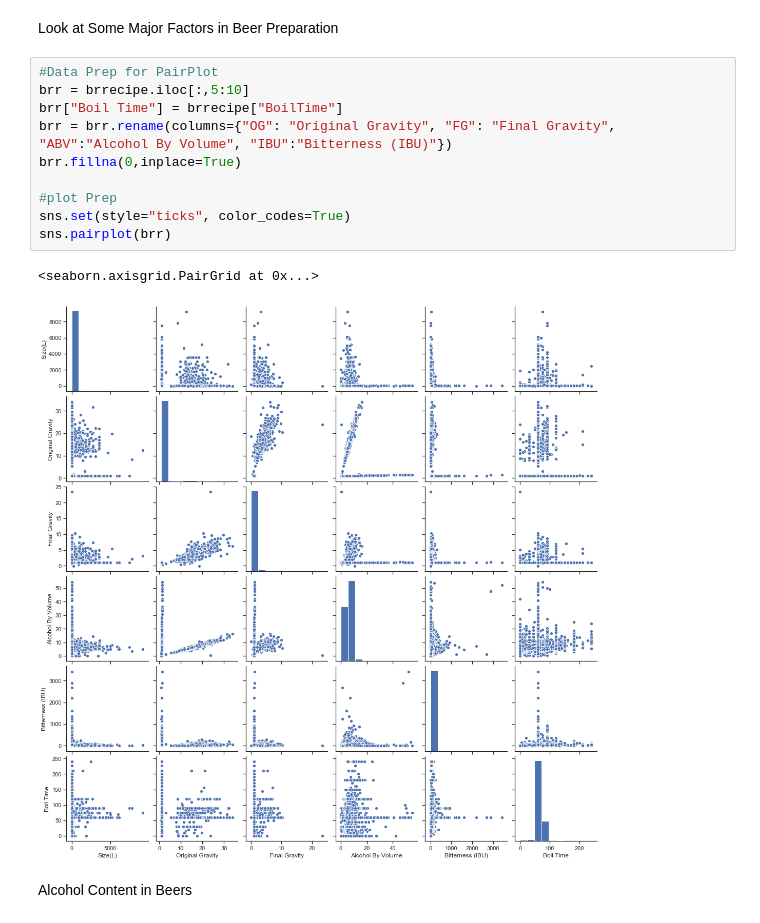
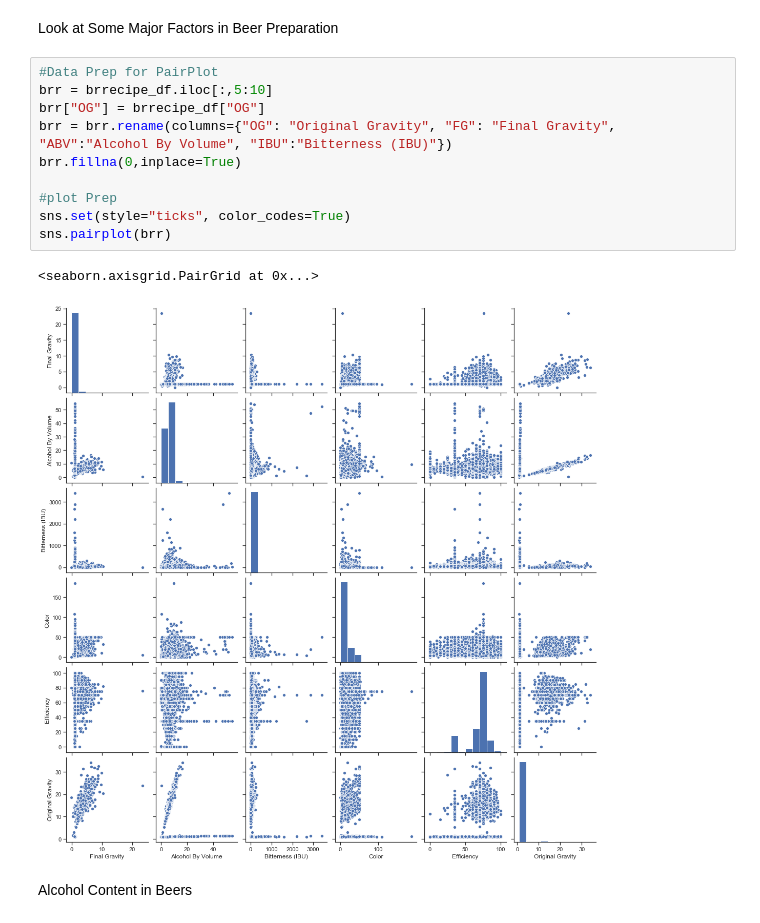
Before and after one commit to j1-aggie/Beers-of-the-USA, a Jupyter notebook: Analysis_JMJ.ipynb, the cells around one changed output. Drawn from its saved outputs; the diff is of its cells as text.

```diff
--- a/Analysis_JMJ.ipynb
+++ b/Analysis_JMJ.ipynb
@@ -233,17 +233,17 @@ sns.heatmap(corr, mask=mask, cmap=cmap, vmax=.3, center=0,
 Look at Some Major Factors in Beer Preparation
 # %%
 #Data Prep for PairPlot
-brr = brrecipe.iloc[:,5:10]
-brr["Boil Time"] = brrecipe["BoilTime"]
+brr = brrecipe_df.iloc[:,5:10]
+brr["OG"] = brrecipe_df["OG"]
 brr = brr.rename(columns={"OG": "Original Gravity", "FG": "Final Gravity", "ABV":"Alcohol By Volume", "IBU":"Bitterness (IBU)"})
 brr.fillna(0,inplace=True)
 
 #plot Prep
 sns.set(style="ticks", color_codes=True)
 sns.pairplot(brr)
 # %% [output]
 <seaborn.axisgrid.PairGrid at 0x...>
-[figure, old version]
+[figure, new version]
 # %% [markdown]
 Alcohol Content in Beers
 # %%
```
Also changed, not shown: parts of 11 cells of this notebook, 6 other files.
